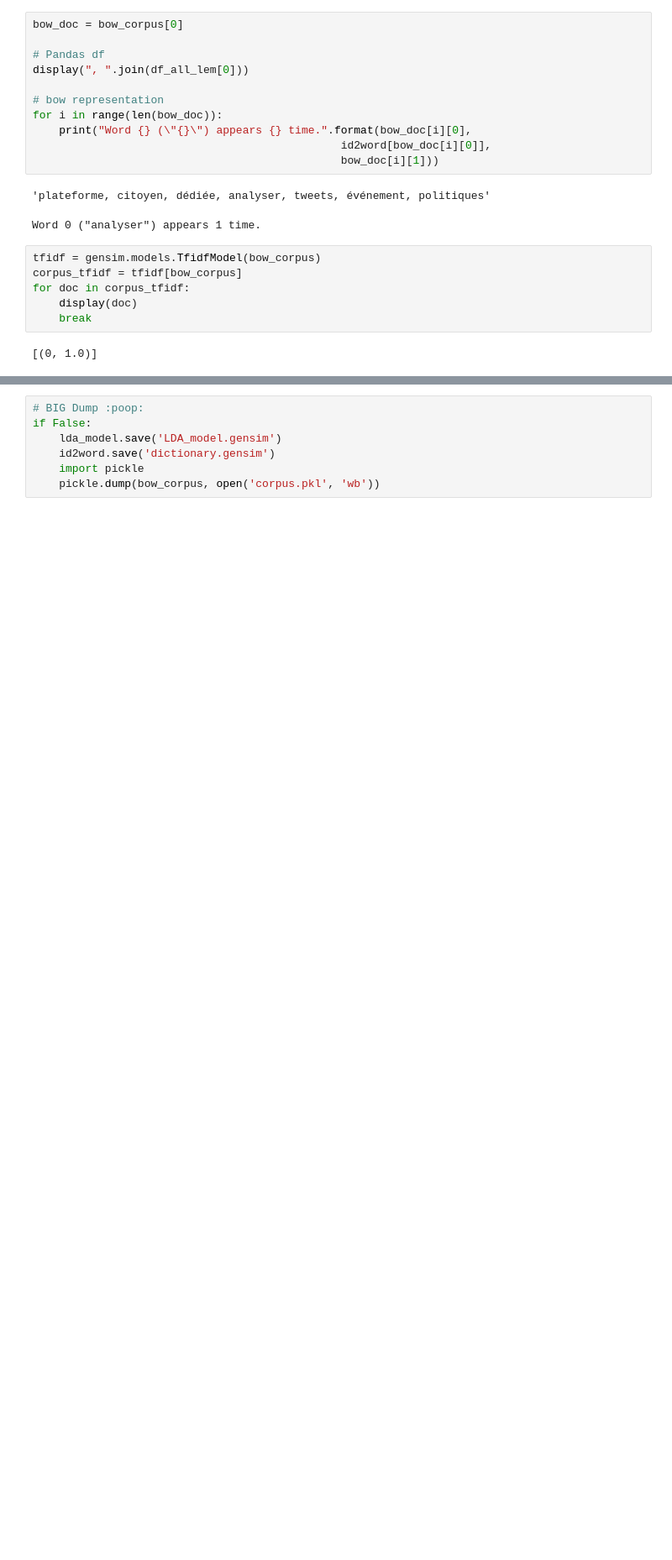
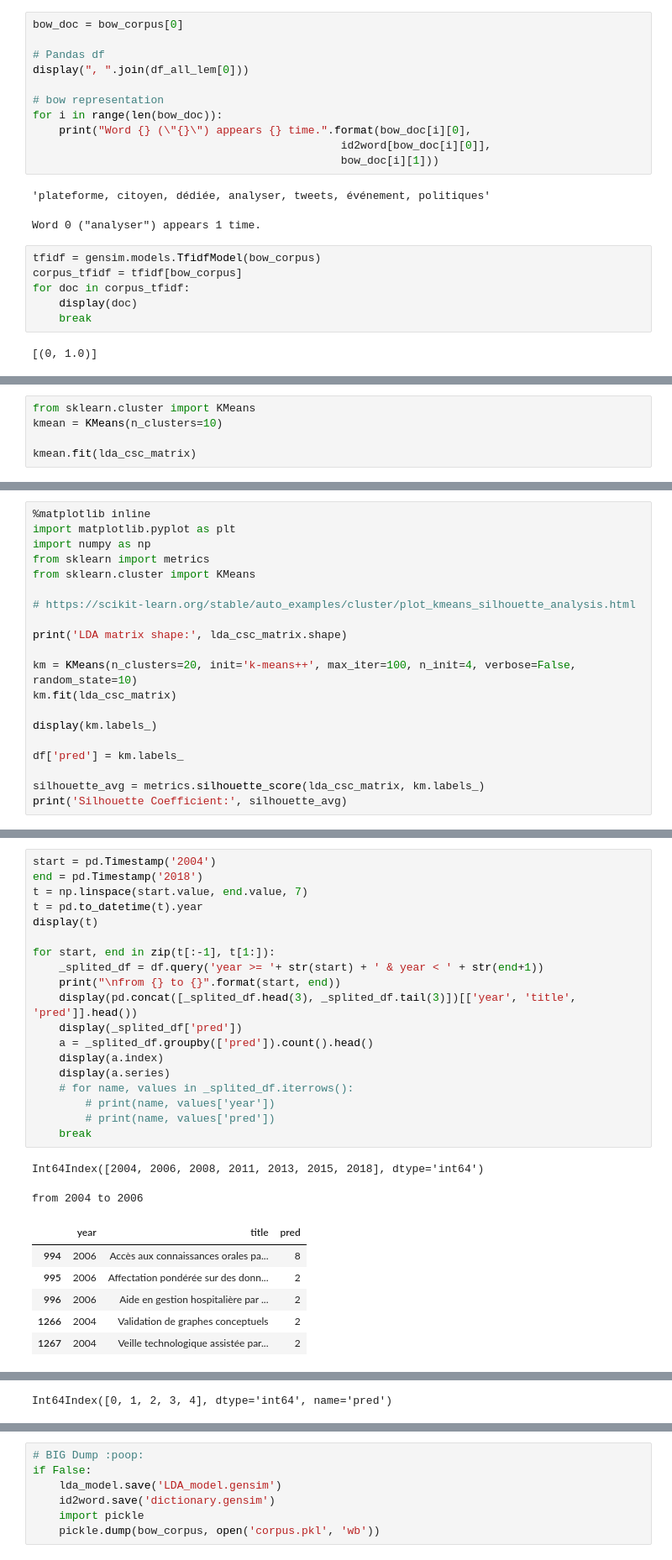
Before and after one commit to pchampio/EGC-2020, a Jupyter notebook: summary.ipynb, the cells around one changed output, grey strips where cells are left out. Shown at 84% size. Cells and saved outputs as stored; diff of their text form; blank space fills up the shorter version.

```diff
--- a/summary.ipynb
+++ b/summary.ipynb
@@ -197,0 +190,5 @@ output = create_lda_output(corpus_feature_vectors)
+# %%
+from sklearn.cluster import KMeans
+kmean = KMeans(n_clusters=10)
+
+kmean.fit(lda_csc_matrix)
@@ -197,0 +199,20 @@ output = create_lda_output(corpus_feature_vectors)
+# %%
+%matplotlib inline
+import matplotlib.pyplot as plt
+import numpy as np
+from sklearn import metrics
+from sklearn.cluster import KMeans
+
+# https://scikit-learn.org/stable/auto_examples/cluster/plot_kmeans_silhouette_analysis.html
+
+print('LDA matrix shape:', lda_csc_matrix.shape)
+
+km = KMeans(n_clusters=20, init='k-means++', max_iter=100, n_init=4, verbose=False, random_state=10)
+km.fit(lda_csc_matrix)
+
+display(km.labels_)
+
+df['pred'] = km.labels_
+
+silhouette_avg = metrics.silhouette_score(lda_csc_matrix, km.labels_)
+print('Silhouette Coefficient:', silhouette_avg)
@@ -197,0 +223,28 @@ output = create_lda_output(corpus_feature_vectors)
+# %%
+start = pd.Timestamp('2004')
+end = pd.Timestamp('2018')
+t = np.linspace(start.value, end.value, 7)
+t = pd.to_datetime(t).year
+display(t)
+
+for start, end in zip(t[:-1], t[1:]):
+    _splited_df = df.query('year >= '+ str(start) + ' & year < ' + str(end+1))
+    print("\nfrom {} to {}".format(start, end))
+    display(pd.concat([_splited_df.head(3), _splited_df.tail(3)])[['year', 'title', 'pred']].head())
+    display(_splited_df['pred'])
+    a = _splited_df.groupby(['pred']).count().head()
+    display(a.index)
+    display(a.series)
+    # for name, values in _splited_df.iterrows():
+        # print(name, values['year'])
+        # print(name, values['pred'])
+    break
+# %% [output]
+Int64Index([2004, 2006, 2008, 2011, 2013, 2015, 2018], dtype='int64')
+from 2004 to 2006
+|  | year | title | pred |
+| 994 | 2006 | Accès aux connaissances orales pa... | 8 |
+| 995 | 2006 | Affectation pondérée sur des donn... | 2 |
+| 996 | 2006 | Aide en gestion hospitalière par ... | 2 |
+| 1266 | 2004 | Validation de graphes conceptuels | 2 |
+| 1267 | 2004 | Veille technologique assistée par... | 2 |
@@ -197,0 +268 @@ output = create_lda_output(corpus_feature_vectors)
+Int64Index([0, 1, 2, 3, 4], dtype='int64', name='pred')
```
Also changed, not shown: parts of 13 cells of this notebook.
